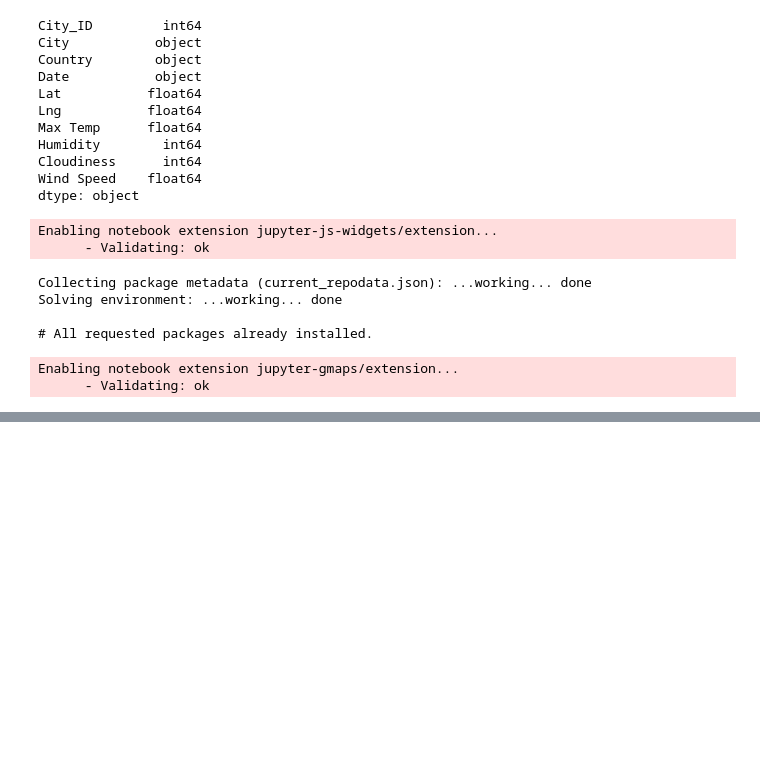
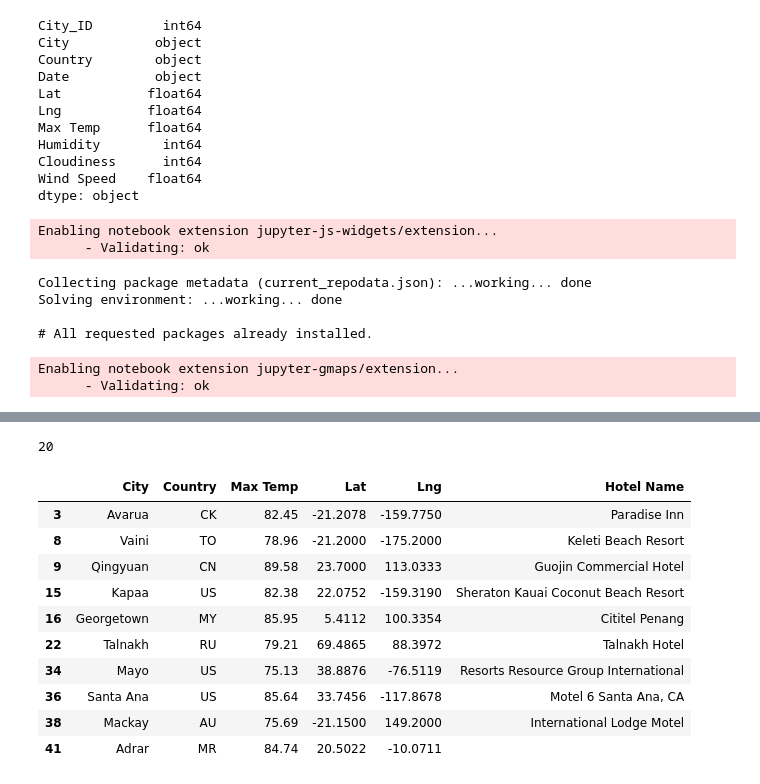
Before and after one commit to Connectime4ever/World_Weather_Analysis, a Jupyter notebook: WeatherPy.ipynb, the cells around one changed output, grey strips where cells are left out. Drawn from its saved outputs; the diff is of its cells as text; code cells hidden in the pictures; blank space fills up the shorter version.

```diff
--- a/WeatherPy.ipynb
+++ b/WeatherPy.ipynb
@@ -514,0 +616,13 @@ gmaps                     0.9.0                      py_0    conda-forge
+# %%
+# Set the parameters to search for a hotel in Paris.
+params = {
+    "radius": 5000,
+    "types": "lodging",
+    "key": g_key,
+    "location": "48.8566, 2.3522"}
+# Use base URL to search for hotels in Paris.
+base_url = "https://maps.googleapis.com/maps/api/place/nearbysearch/json"
+# Make request and get the JSON data from the search.
+hotels = requests.get(base_url, params=params).json()
+
+hotels
@@ -514,0 +647,37 @@ gmaps                     0.9.0                      py_0    conda-forge
+# %%
+len(hotels["results"])
+# %% [output]
+20
+# %%
+# Iterate through the DataFrame.
+for index, row in hotel_df.iterrows():
+    # Get the latitude and longitude.
+    lat = row["Lat"]
+    lng = row["Lng"]
+
+    # Add the latitude and longitude to location key for the params dictionary.
+    params["location"] = f"{lat},{lng}"
+
+    # Use the search term: "lodging" and our latitude and longitude.
+    base_url = "https://maps.googleapis.com/maps/api/place/nearbysearch/json"
+    # Make request and get the JSON data from the search.
+    hotels = requests.get(base_url, params=params).json()
+    # Grab the first hotel from the results and store the name.
+try:
+    hotel_df.loc[index, "Hotel Name"] = hotels["results"][0]["name"]
+except (IndexError, NewErrors):
+    print("Hotel not found... skipping.")
+# %%
+hotel_df.head(10)
+# %% [output]
+|  | City | Country | Max Temp | Lat | Lng | Hotel Name |
+| 3 | Avarua | CK | 82.45 | -21.2078 | -159.7750 | Paradise Inn |
+| 8 | Vaini | TO | 78.96 | -21.2000 | -175.2000 | Keleti Beach Resort |
+| 9 | Qingyuan | CN | 89.58 | 23.7000 | 113.0333 | Guojin Commercial Hotel |
+| 15 | Kapaa | US | 82.38 | 22.0752 | -159.3190 | Sheraton Kauai Coconut Beach Resort |
+| 16 | Georgetown | MY | 85.95 | 5.4112 | 100.3354 | Cititel Penang |
+| 22 | Talnakh | RU | 79.21 | 69.4865 | 88.3972 | Talnakh Hotel |
+| 34 | Mayo | US | 75.13 | 38.8876 | -76.5119 | Resorts Resource Group International |
+| 36 | Santa Ana | US | 85.64 | 33.7456 | -117.8678 | Motel 6 Santa Ana, CA |
+| 38 | Mackay | AU | 75.69 | -21.1500 | 149.2000 | International Lodge Motel |
+| 41 | Adrar | MR | 84.74 | 20.5022 | -10.0711 |  |
```
Also changed, not shown: parts of 41 cells of this notebook, 7 other files.
